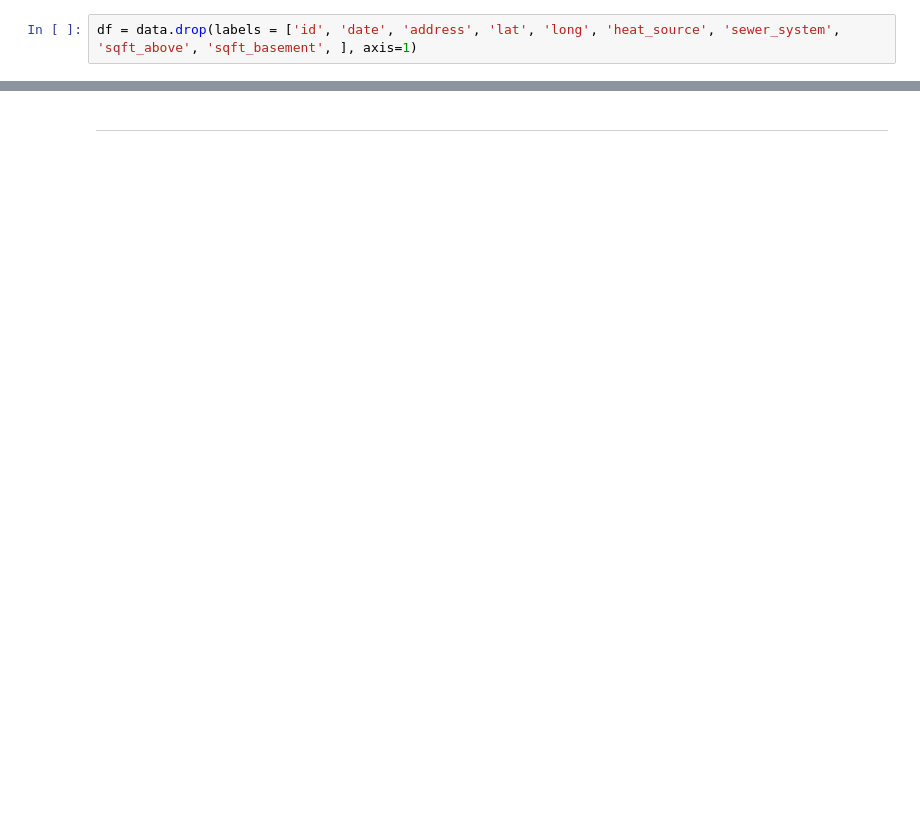
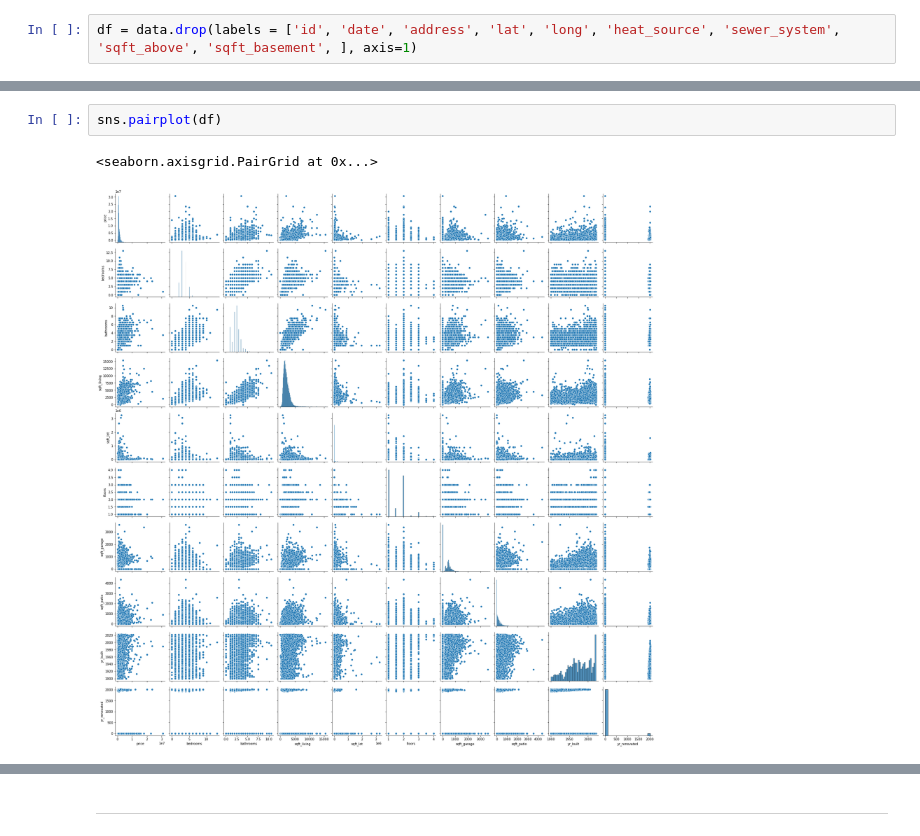
Before and after one commit to josecastillofl/Phase_2_Project, a Jupyter notebook: rj_scratch.ipynb, the cells around one changed output, grey strips where cells are left out. Saved outputs shown, nothing was run; the diff lists cells and outputs as text; blank space fills up the shorter version.

```diff
--- a/rj_scratch.ipynb
+++ b/rj_scratch.ipynb
@@ -90,0 +76,5 @@ Name: bedrooms, dtype: int64
+# %%
+sns.pairplot(df)
+# %% [output]
+<seaborn.axisgrid.PairGrid at 0x...>
+[figure, added]
```
Also changed, not shown: parts of 25 cells of this notebook, 1 other file.
